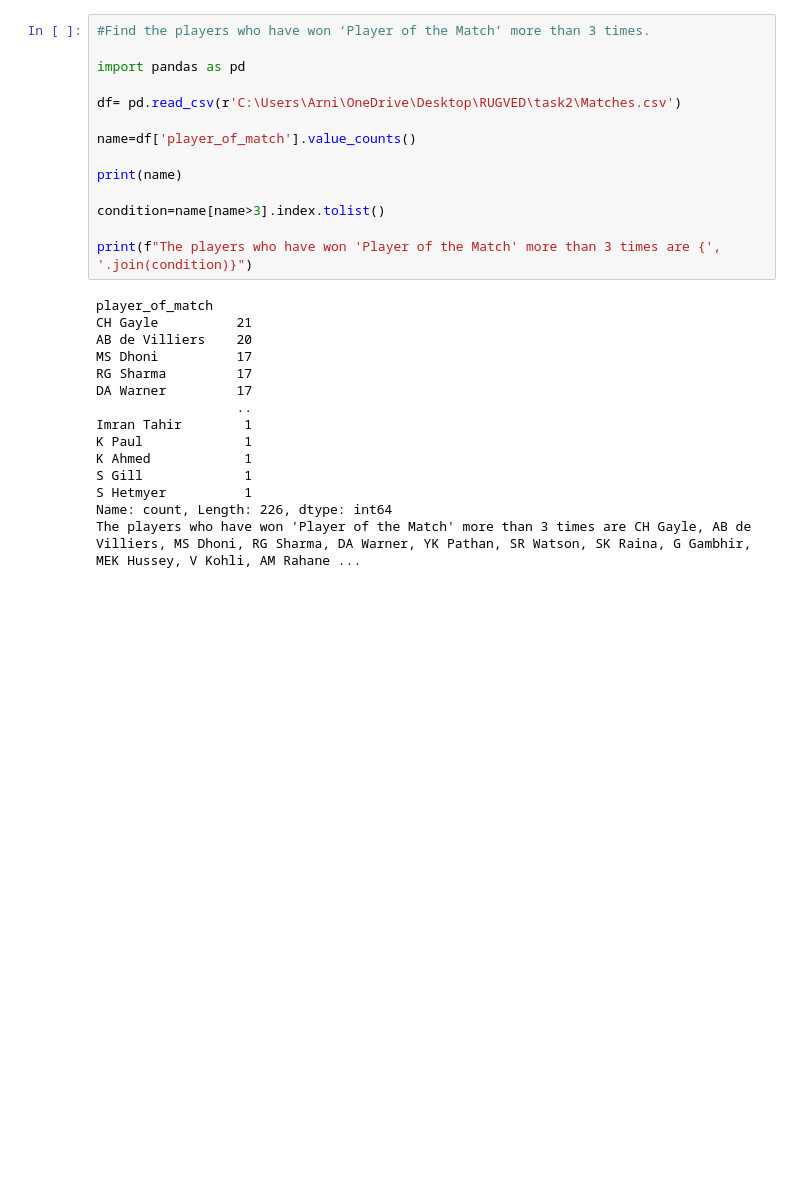
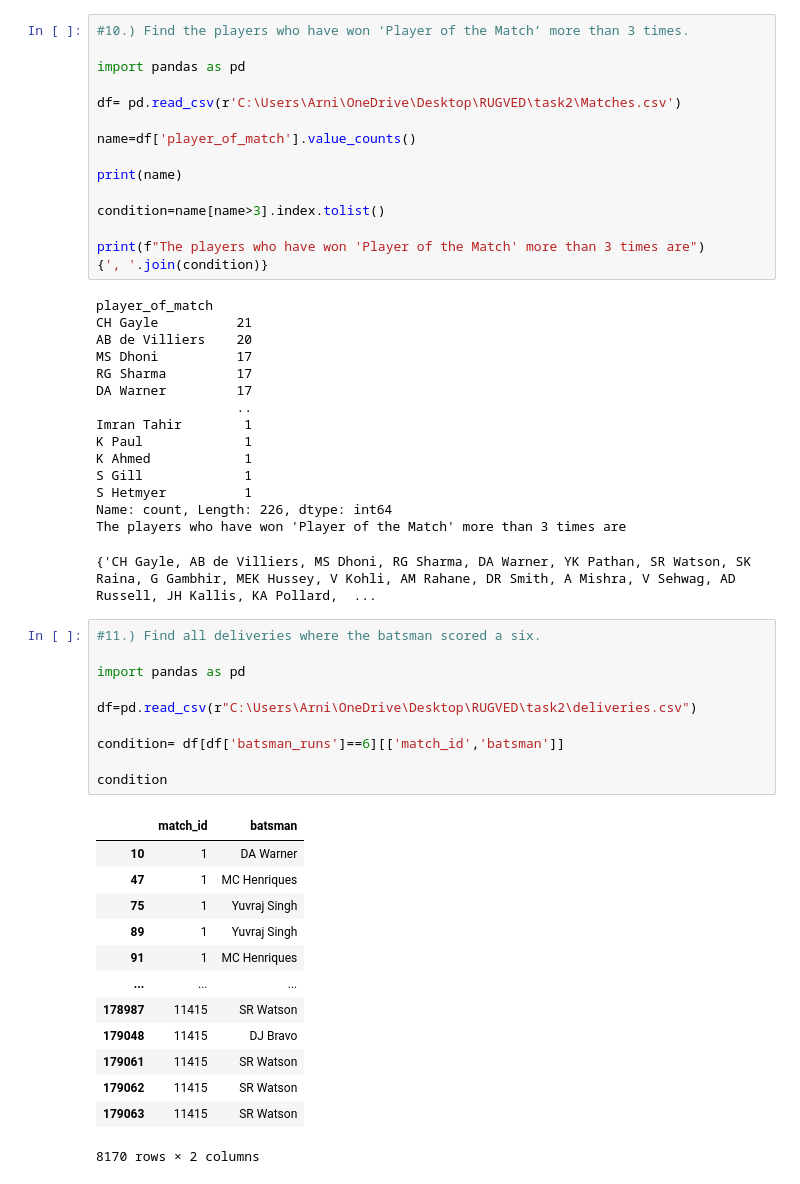
Before and after one commit to arni-007/Arni_RUGVED, a Jupyter notebook: task2/Task2.ipynb, the cells around one changed output. Drawn from its saved outputs; the diff is of its cells as text; blank space fills up the shorter version.

```diff
--- a/task2/Task2.ipynb
+++ b/task2/Task2.ipynb
@@ -1,5 +193,5 @@
 # %%
-#Find the players who have won ‘Player of the Match’ more than 3 times.
+#10.) Find the players who have won ‘Player of the Match’ more than 3 times.
 
 import pandas as pd
 
@@ -11,7 +203,8 @@ print(name)
 
 condition=name[name>3].index.tolist()
 
-print(f"The players who have won 'Player of the Match' more than 3 times are {', '.join(condition)}")
+print(f"The players who have won 'Player of the Match' more than 3 times are")
+{', '.join(condition)}
 # %% [output]
 player_of_match
 CH Gayle          21
@@ -26,4 +219,29 @@ K Ahmed            1
 S Gill             1
 S Hetmyer          1
 Name: count, Length: 226, dtype: int64
-The players who have won 'Player of the Match' more than 3 times are CH Gayle, AB de Villiers, MS Dhoni, RG Sharma, DA Warner, YK Pathan, SR Watson, SK Raina, G Gambhir, MEK Hussey, V Kohli, AM Rahane ...
+The players who have won 'Player of the Match' more than 3 times are
+{'CH Gayle, AB de Villiers, MS Dhoni, RG Sharma, DA Warner, YK Pathan, SR Watson, SK Raina, G Gambhir, MEK Hussey, V Kohli, AM Rahane, DR Smith, A Mishra, V Sehwag, AD Russell, JH Kallis, KA Pollard,  ...
+# %%
+#11.) Find all deliveries where the batsman scored a six.
+
+import pandas as pd
+
+df=pd.read_csv(r"C:\Users\Arni\OneDrive\Desktop\RUGVED\task2\deliveries.csv")
+
+condition= df[df['batsman_runs']==6][['match_id','batsman']]
+
+condition
+# %% [output]
+|  | match_id | batsman |
+| 10 | 1 | DA Warner |
+| 47 | 1 | MC Henriques |
+| 75 | 1 | Yuvraj Singh |
+| 89 | 1 | Yuvraj Singh |
+| 91 | 1 | MC Henriques |
+| ... | ... | ... |
+| 178987 | 11415 | SR Watson |
+| 179048 | 11415 | DJ Bravo |
+| 179061 | 11415 | SR Watson |
+| 179062 | 11415 | SR Watson |
+| 179063 | 11415 | SR Watson |
+8170 rows × 2 columns
```
Also changed, not shown: parts of 18 cells of this notebook, 21 other files.
